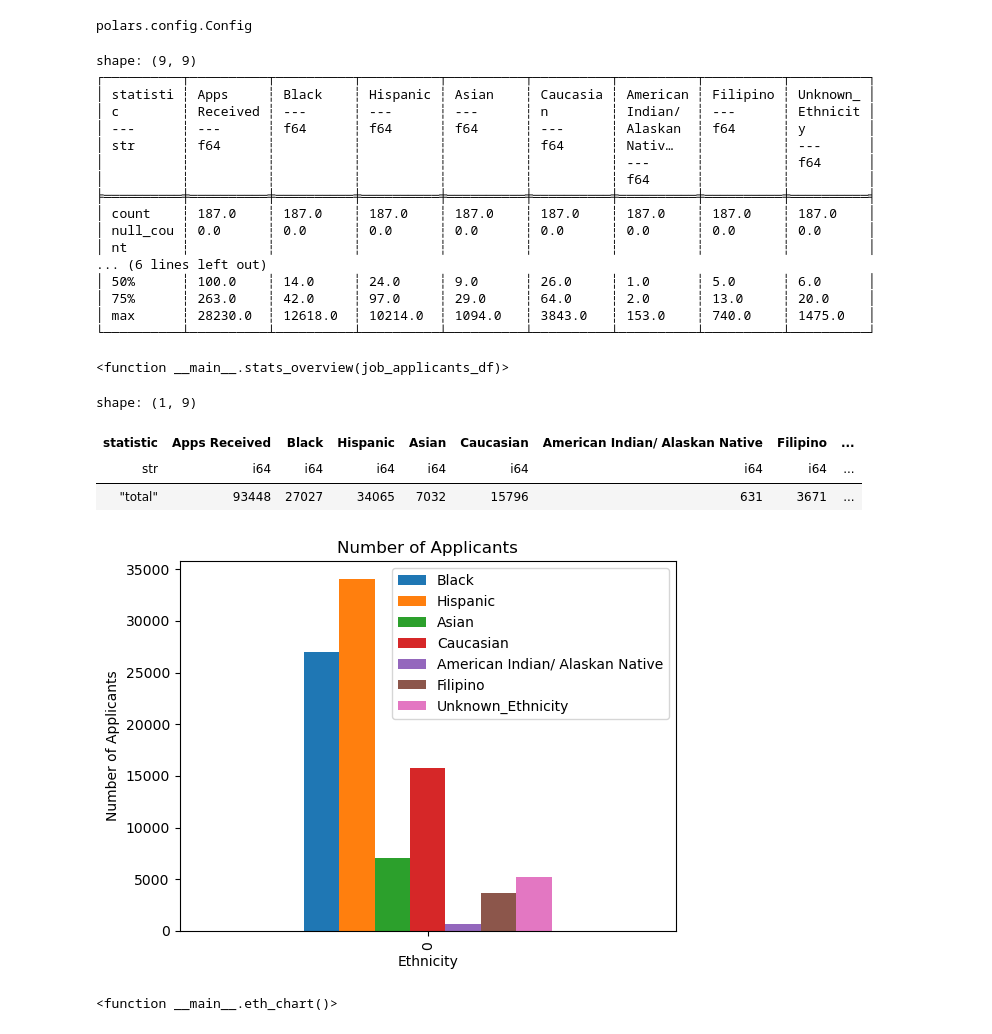
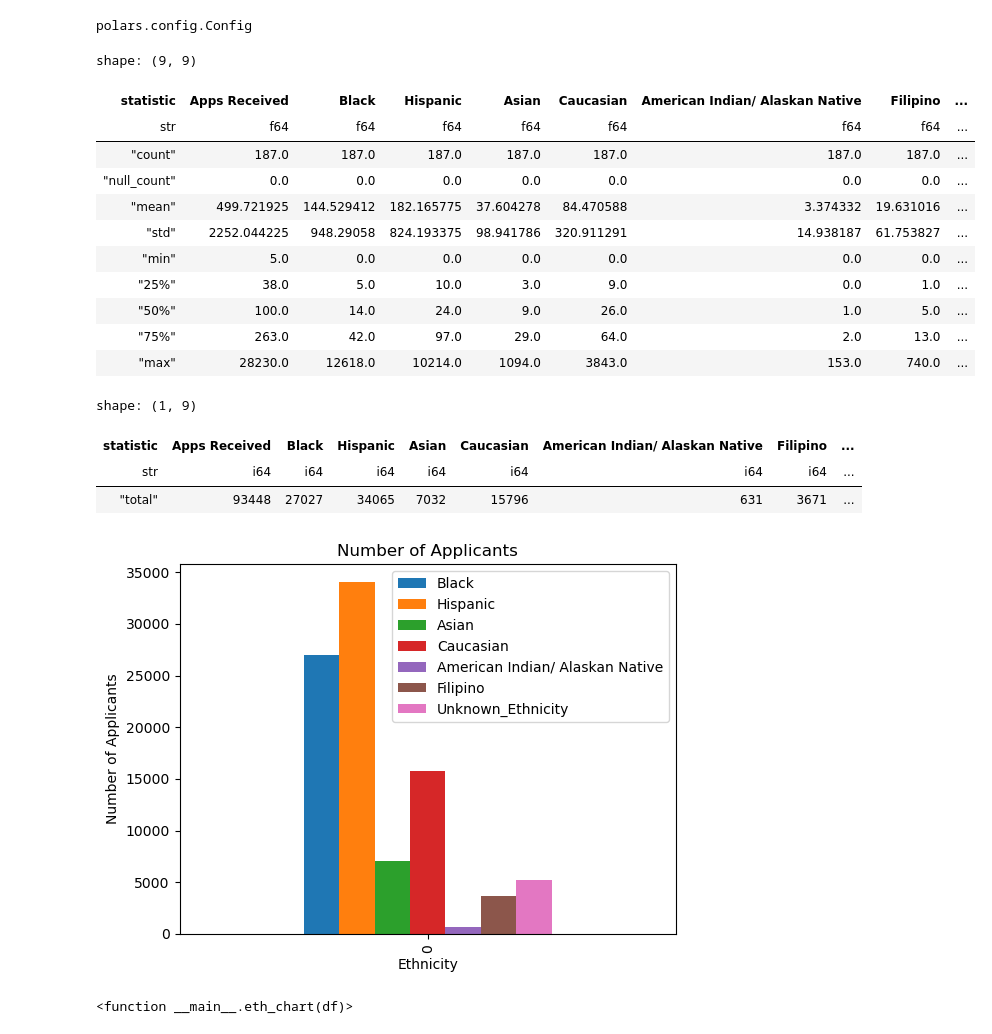
Before and after one commit to nogibjj/Jennifer_Mini_Polars, a Jupyter notebook: notebook.ipynb, the cells around one changed output. Drawn from its saved outputs; the diff is of its cells as text; code cells hidden in the pictures.

```diff
--- a/notebook.ipynb
+++ b/notebook.ipynb
@@ -30,42 +30,35 @@ pl.Config.set_tbl_cols(100)
 polars.config.Config
 # %%
 # Generate a summary of statistics
-def stats_overview(job_applicants_df):
-    summary_stats = job_applicants_df.select(
+def stats_overview(df):
+    summary_stats = df.select(
         [
             "Apps Received",
             "Black",
             "Hispanic",
             "Asian",
             "Caucasian",
             "American Indian/ Alaskan Native",
             "Filipino",
             "Unknown_Ethnicity",
         ]
     ).describe()
-    print(summary_stats)
-    return stats_overview
+    return summary_stats
 
 
 stats_overview(job_applicants_df)
 # %% [output]
 shape: (9, 9)
-┌──────────┬──────────┬──────────┬──────────┬──────────┬──────────┬──────────┬──────────┬──────────┐
-│ statisti ┆ Apps     ┆ Black    ┆ Hispanic ┆ Asian    ┆ Caucasia ┆ American ┆ Filipino ┆ Unknown_ │
-│ c        ┆ Received ┆ ---      ┆ ---      ┆ ---      ┆ n        ┆ Indian/  ┆ ---      ┆ Ethnicit │
-│ ---      ┆ ---      ┆ f64      ┆ f64      ┆ f64      ┆ ---      ┆ Alaskan  ┆ f64      ┆ y        │
-│ str      ┆ f64      ┆          ┆          ┆          ┆ f64      ┆ Nativ…   ┆          ┆ ---      │
-│          ┆          ┆          ┆          ┆          ┆          ┆ ---      ┆          ┆ f64      │
-│          ┆          ┆          ┆          ┆          ┆          ┆ f64      ┆          ┆          │
-╞══════════╪══════════╪══════════╪══════════╪══════════╪══════════╪══════════╪══════════╪══════════╡
-│ count    ┆ 187.0    ┆ 187.0    ┆ 187.0    ┆ 187.0    ┆ 187.0    ┆ 187.0    ┆ 187.0    ┆ 187.0    │
-│ null_cou ┆ 0.0      ┆ 0.0      ┆ 0.0      ┆ 0.0      ┆ 0.0      ┆ 0.0      ┆ 0.0      ┆ 0.0      │
-│ nt       ┆          ┆          ┆          ┆          ┆          ┆          ┆          ┆          │
-... (6 lines left out)
-│ 50%      ┆ 100.0    ┆ 14.0     ┆ 24.0     ┆ 9.0      ┆ 26.0     ┆ 1.0      ┆ 5.0      ┆ 6.0      │
-│ 75%      ┆ 263.0    ┆ 42.0     ┆ 97.0     ┆ 29.0     ┆ 64.0     ┆ 2.0      ┆ 13.0     ┆ 20.0     │
-│ max      ┆ 28230.0  ┆ 12618.0  ┆ 10214.0  ┆ 1094.0   ┆ 3843.0   ┆ 153.0    ┆ 740.0    ┆ 1475.0   │
-└──────────┴──────────┴──────────┴──────────┴──────────┴──────────┴──────────┴──────────┴──────────┘
-<function __main__.stats_overview(job_applicants_df)>
+| statistic | Apps Received | Black | Hispanic | Asian | Caucasian | American Indian/ Alaskan Native | Filipino | ... |
+| str | f64 | f64 | f64 | f64 | f64 | f64 | f64 | ... |
+| "count" | 187.0 | 187.0 | 187.0 | 187.0 | 187.0 | 187.0 | 187.0 | ... |
+| "null_count" | 0.0 | 0.0 | 0.0 | 0.0 | 0.0 | 0.0 | 0.0 | ... |
+| "mean" | 499.721925 | 144.529412 | 182.165775 | 37.604278 | 84.470588 | 3.374332 | 19.631016 | ... |
+| "std" | 2252.044225 | 948.29058 | 824.193375 | 98.941786 | 320.911291 | 14.938187 | 61.753827 | ... |
+| "min" | 5.0 | 0.0 | 0.0 | 0.0 | 0.0 | 0.0 | 0.0 | ... |
+| "25%" | 38.0 | 5.0 | 10.0 | 3.0 | 9.0 | 0.0 | 1.0 | ... |
+| "50%" | 100.0 | 14.0 | 24.0 | 9.0 | 26.0 | 1.0 | 5.0 | ... |
+| "75%" | 263.0 | 42.0 | 97.0 | 29.0 | 64.0 | 2.0 | 13.0 | ... |
+| "max" | 28230.0 | 12618.0 | 10214.0 | 1094.0 | 3843.0 | 153.0 | 740.0 | ... |
 # %%
 # Generate a table showing the total number of applicants by ethnicity
@@ -101,8 +94,8 @@ shape: (1, 9)
 | "total" | 93448 | 27027 | 34065 | 7032 | 15796 | 631 | 3671 | ... |
 # %%
 # calculate total number of applicants by ethinicity, for plotting
-def ethnicity_total():
-    ethnicity_total = job_applicants_df[
+def ethnicity_total(df):
+    ethnicity_total = df[
         [
             "Black",
             "Hispanic",
@@ -117,8 +110,8 @@ def ethnicity_total():
 
 
 # visualize the total number of applicants by ethnicity
-def eth_chart():
-    eth_and_total = ethnicity_total()
+def eth_chart(df):
+    eth_and_total = ethnicity_total(df)
     eth_and_total = eth_and_total.to_pandas()
     eth_and_total.plot(kind="bar", stacked=False, title="Number of Applicants")
     plt.xlabel("Ethnicity")
@@ -127,8 +120,8 @@ def eth_chart():
     return eth_chart
 
 
-ethnicity_total()
-eth_chart()
+ethnicity_total(job_applicants_df)
+eth_chart(job_applicants_df)
 # %% [output]
 [figure]
-<function __main__.eth_chart()>
+<function __main__.eth_chart(df)>
```
Also changed, not shown: parts of 1 cell of this notebook, 4 other files.
